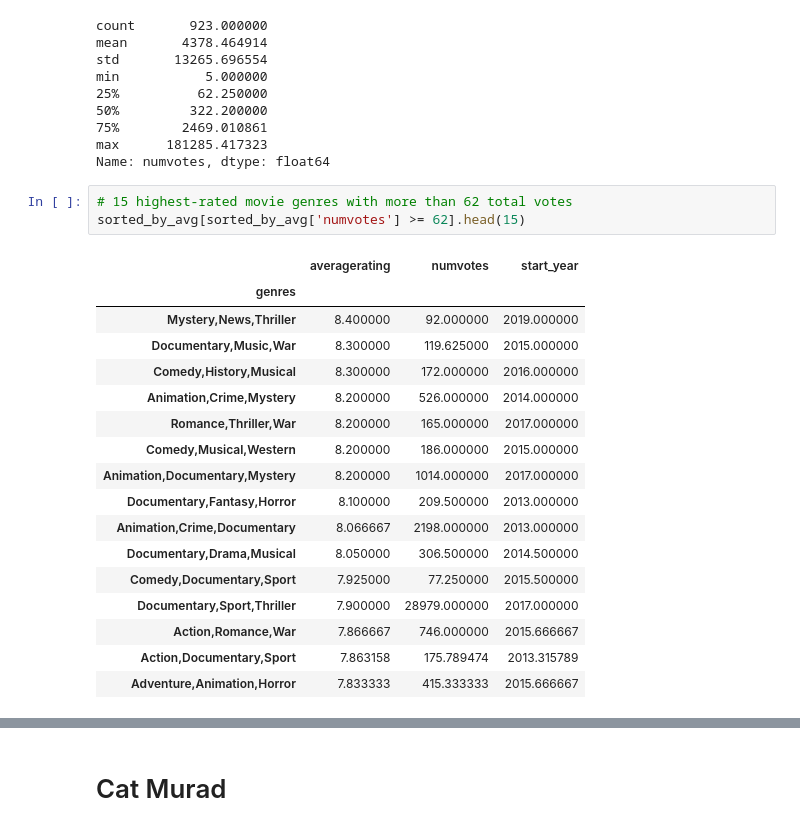
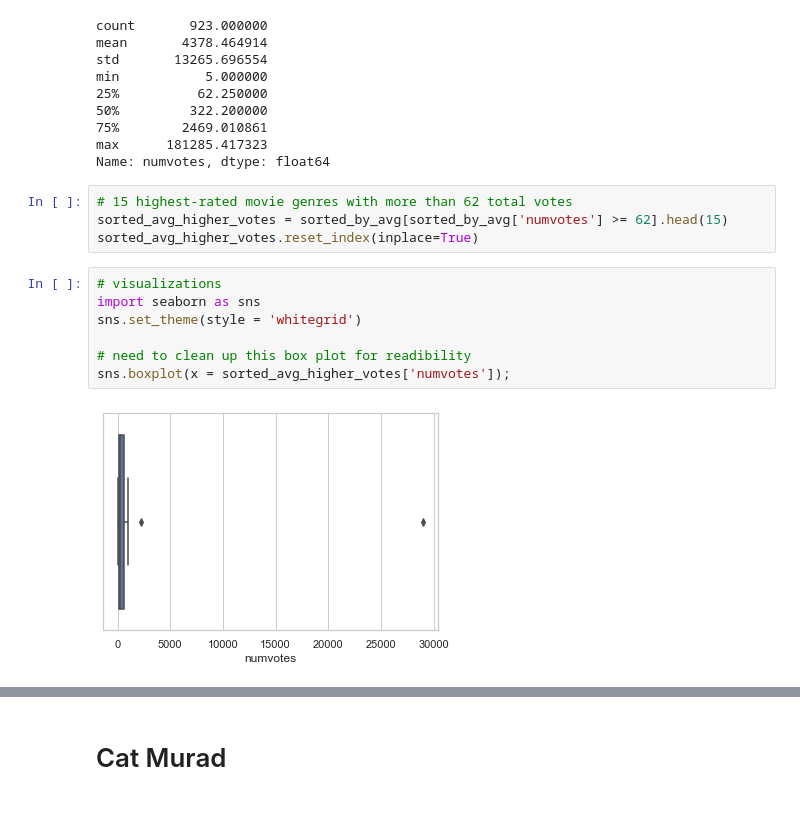
Before and after one commit to mehince/group-1-capstone, a Jupyter notebook: student.ipynb, the cells around one changed output, grey strips where cells are left out. Cells and saved outputs as stored; diff of their text form.

Commit message:
Added visualizations - needs to be refined

```diff
--- a/student.ipynb
+++ b/student.ipynb
@@ -31,22 +31,14 @@ max      181285.417323
 Name: numvotes, dtype: float64
 # %%
 # 15 highest-rated movie genres with more than 62 total votes
-sorted_by_avg[sorted_by_avg['numvotes'] >= 62].head(15)
+sorted_avg_higher_votes = sorted_by_avg[sorted_by_avg['numvotes'] >= 62].head(15)
+sorted_avg_higher_votes.reset_index(inplace=True)
-# %% [output]
-|  | averagerating | numvotes | start_year |
-| genres |  |  |  |
-| Mystery,News,Thriller | 8.400000 | 92.000000 | 2019.000000 |
-| Documentary,Music,War | 8.300000 | 119.625000 | 2015.000000 |
-| Comedy,History,Musical | 8.300000 | 172.000000 | 2016.000000 |
-| Animation,Crime,Mystery | 8.200000 | 526.000000 | 2014.000000 |
-| Romance,Thriller,War | 8.200000 | 165.000000 | 2017.000000 |
-| Comedy,Musical,Western | 8.200000 | 186.000000 | 2015.000000 |
-| Animation,Documentary,Mystery | 8.200000 | 1014.000000 | 2017.000000 |
-| Documentary,Fantasy,Horror | 8.100000 | 209.500000 | 2013.000000 |
-| Animation,Crime,Documentary | 8.066667 | 2198.000000 | 2013.000000 |
-| Documentary,Drama,Musical | 8.050000 | 306.500000 | 2014.500000 |
-| Comedy,Documentary,Sport | 7.925000 | 77.250000 | 2015.500000 |
-| Documentary,Sport,Thriller | 7.900000 | 28979.000000 | 2017.000000 |
-| Action,Romance,War | 7.866667 | 746.000000 | 2015.666667 |
-| Action,Documentary,Sport | 7.863158 | 175.789474 | 2013.315789 |
-| Adventure,Animation,Horror | 7.833333 | 415.333333 | 2015.666667 |
+# %%
+# visualizations
+import seaborn as sns
+sns.set_theme(style = 'whitegrid')
+
+# need to clean up this box plot for readibility
+sns.boxplot(x = sorted_avg_higher_votes['numvotes']);
+# %% [output]
+[figure, added]
```
Also changed, not shown: parts of 1 cell of this notebook.
